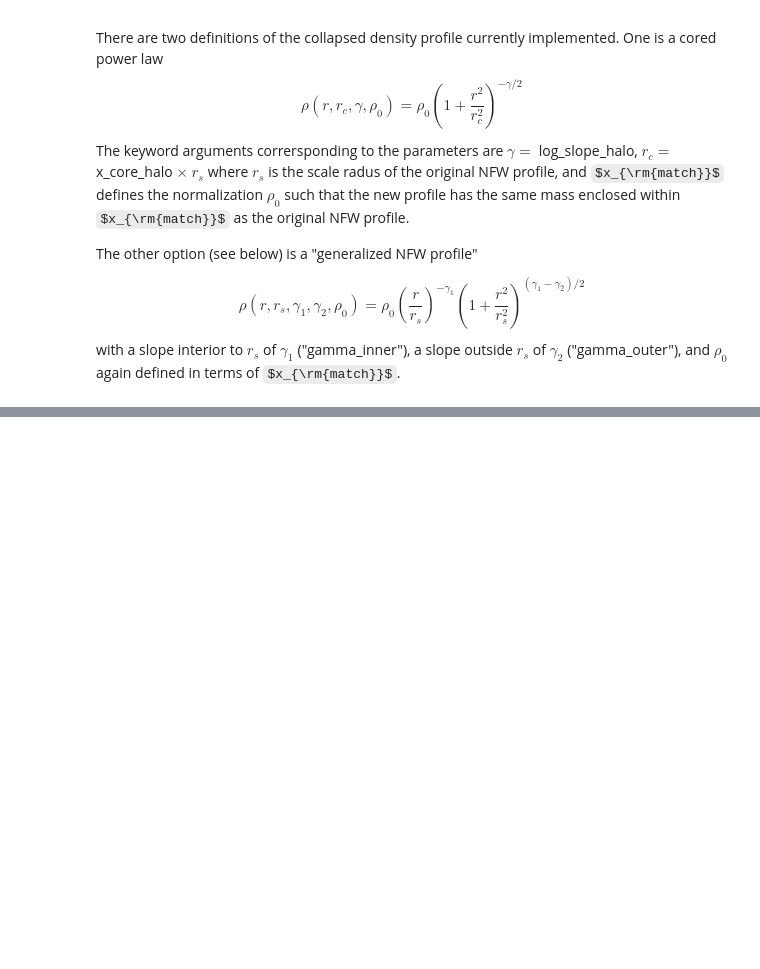
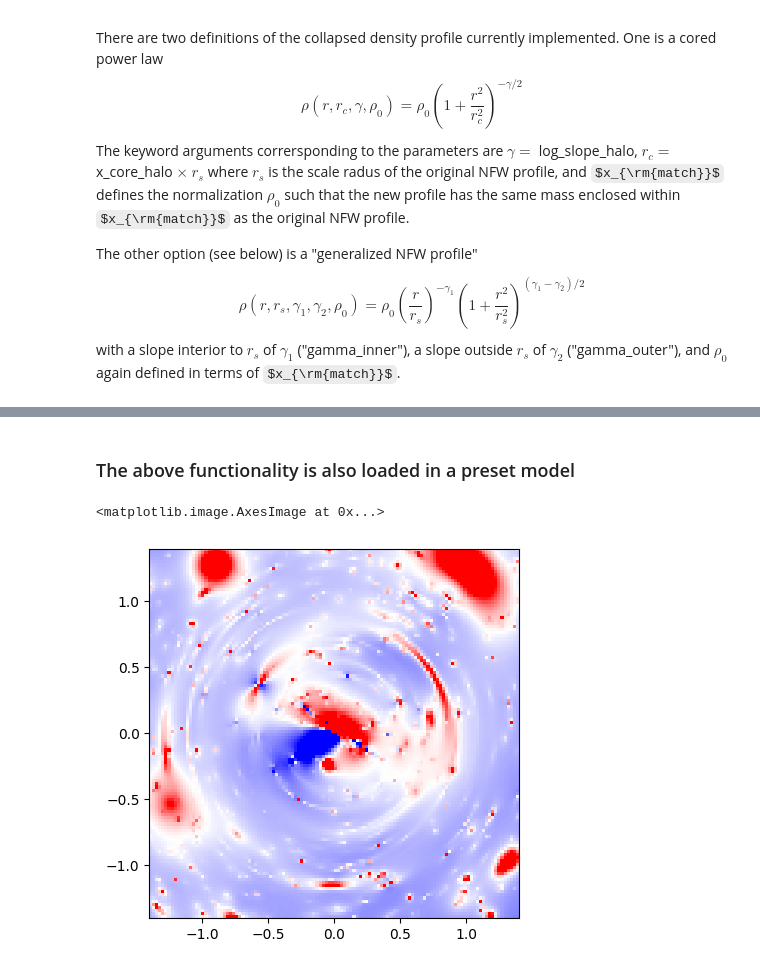
Before and after one commit to dangilman/pyHalo, a Jupyter notebook: example_notebooks/self_interacting_dark_matter.ipynb, the cells around one changed output, grey strips where cells are left out. Cells and saved outputs as stored; diff of their text form; code cells hidden in the pictures; some formulas as TeX source; blank space fills up the shorter version.

Commit message:
update sidm notebook

```diff
--- a/example_notebooks/self_interacting_dark_matter.ipynb
+++ b/example_notebooks/self_interacting_dark_matter.ipynb
@@ -162,0 +187,31 @@ for i in range(0, len(ra_crit_list)):
+# %% [markdown]
+### The above functionality is also loaded in a preset model
+# %%
+kwargs_collapsed_profile = {'x_core_halo': 0.05}
+mass_ranges_subhalos = [[6, 10]]
+mass_ranges_fieldhalos = [[6, 10]]
+collapse_fraction_subhalos = [1.0] # all subhalos collapse
+collapse_fraction_fieldhalos = [0.4] # 40% field halos collapse
+sidm_core_collapse = SIDM_core_collapse(zlens, zsource,
+                                        mass_ranges_subhalos, mass_ranges_fieldhalos,
+                                        collapse_fraction_subhalos, collapse_fraction_fieldhalos, log_mlow=6.7,
+                                       collapsed_halo_profile='TNFWC',
+                                       kwargs_collapsed_profile=kwargs_collapsed_profile)
+lens_model_list4, lens_redshift_array4, kwargs_halos4, _ = sidm_core_collapse.lensing_quantities()
+lens_model_list_full4 = lens_model_list_macro + lens_model_list4
+lens_redshift_list_full4 = [zlens, zlens] + list(lens_redshift_array4)
+kwargs_lens_full4 = kwargs_macromodel + kwargs_halos4
+
+lens_model_full4 = LensModel(lens_model_list_full4, zlens, zsource,
+                            lens_redshift_list_full4,
+                             cosmo=astropy_instance,
+                             multi_plane=True)
+kappa_full4 = lens_model_full4.kappa(xx.ravel(), yy.ravel(), kwargs_lens_full4).reshape(shape0)
+kappa_subs = kappa_full4 - kappa_macro
+mean = np.mean(kappa_subs)
+plt.imshow(kappa_subs - np.mean(kappa_subs),
+           vmin=-0.05, vmax=0.05, cmap='bwr',
+           extent=[-grid_size, grid_size, -grid_size, grid_size], origin='lower')
+# %% [output]
+<matplotlib.image.AxesImage at 0x...>
+[figure, added]
```
Also changed, not shown: parts of 11 cells of this notebook.
